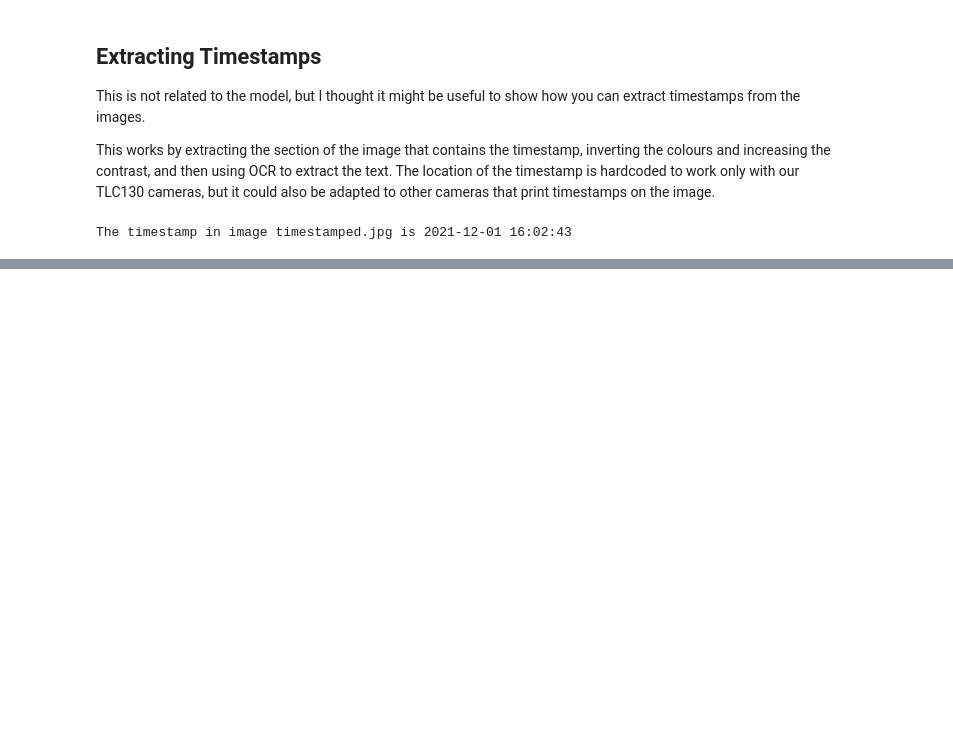
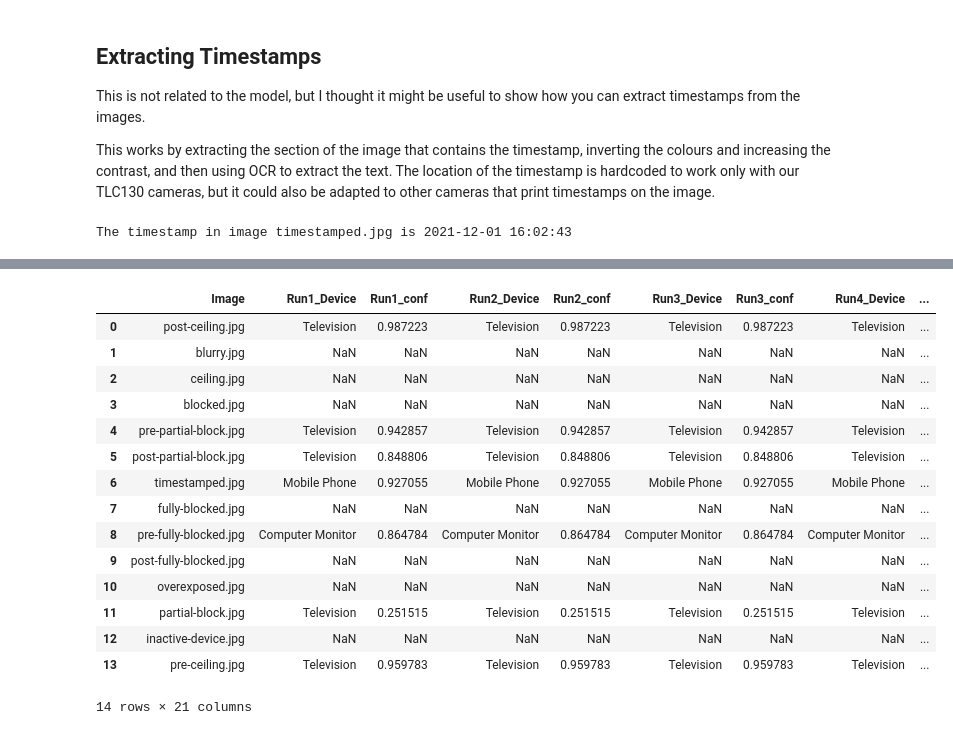
Before and after one commit to Motivation-and-Behaviour/SquareEyes, a Jupyter notebook: notebooks/example.ipynb, the cells around one changed output, grey strips where cells are left out. Saved outputs shown, nothing was run; the diff lists cells and outputs as text; code cells hidden in the pictures; blank space fills up the shorter version.

```diff
--- a/notebooks/example.ipynb
+++ b/notebooks/example.ipynb
@@ -239,0 +310,41 @@ The timestamp in image timestamped.jpg is 2021-12-01 16:02:43
+# %%
+csv_rows = []
+
+images = [
+    os.path.join(example_folder, img)
+    for img in os.listdir(example_folder)
+    if img.endswith(".jpg")
+]
+
+for image in tqdm(images):
+  image_dict ={'Image': os.path.basename(image)}
+
+  for i in range(1,11):
+    predictor = Predictor(weights="../models/SquareEyes.pt") # Reload the model each time to reduce memory effects
+    predictions = predictor.predict(image)
+    prediction = next(predictions)
+    for box in prediction.boxes:
+        label = mappings[int(box.cls)]
+        image_dict[f"Run{i}_Device"] = label
+        image_dict[f"Run{i}_conf"] = float(box.conf)
+        break
+  csv_rows.append(image_dict)
+# %%
+pd.DataFrame(csv_rows)
+# %% [output]
+|  | Image | Run1_Device | Run1_conf | Run2_Device | Run2_conf | Run3_Device | Run3_conf | Run4_Device | ... |
+| 0 | post-ceiling.jpg | Television | 0.987223 | Television | 0.987223 | Television | 0.987223 | Television | ... |
+| 1 | blurry.jpg | NaN | NaN | NaN | NaN | NaN | NaN | NaN | ... |
+| 2 | ceiling.jpg | NaN | NaN | NaN | NaN | NaN | NaN | NaN | ... |
+| 3 | blocked.jpg | NaN | NaN | NaN | NaN | NaN | NaN | NaN | ... |
+| 4 | pre-partial-block.jpg | Television | 0.942857 | Television | 0.942857 | Television | 0.942857 | Television | ... |
+| 5 | post-partial-block.jpg | Television | 0.848806 | Television | 0.848806 | Television | 0.848806 | Television | ... |
+| 6 | timestamped.jpg | Mobile Phone | 0.927055 | Mobile Phone | 0.927055 | Mobile Phone | 0.927055 | Mobile Phone | ... |
+| 7 | fully-blocked.jpg | NaN | NaN | NaN | NaN | NaN | NaN | NaN | ... |
+| 8 | pre-fully-blocked.jpg | Computer Monitor | 0.864784 | Computer Monitor | 0.864784 | Computer Monitor | 0.864784 | Computer Monitor | ... |
+| 9 | post-fully-blocked.jpg | NaN | NaN | NaN | NaN | NaN | NaN | NaN | ... |
+| 10 | overexposed.jpg | NaN | NaN | NaN | NaN | NaN | NaN | NaN | ... |
+| 11 | partial-block.jpg | Television | 0.251515 | Television | 0.251515 | Television | 0.251515 | Television | ... |
+| 12 | inactive-device.jpg | NaN | NaN | NaN | NaN | NaN | NaN | NaN | ... |
+| 13 | pre-ceiling.jpg | Television | 0.959783 | Television | 0.959783 | Television | 0.959783 | Television | ... |
+14 rows × 21 columns
```
Also changed, not shown: parts of 20 cells of this notebook.
